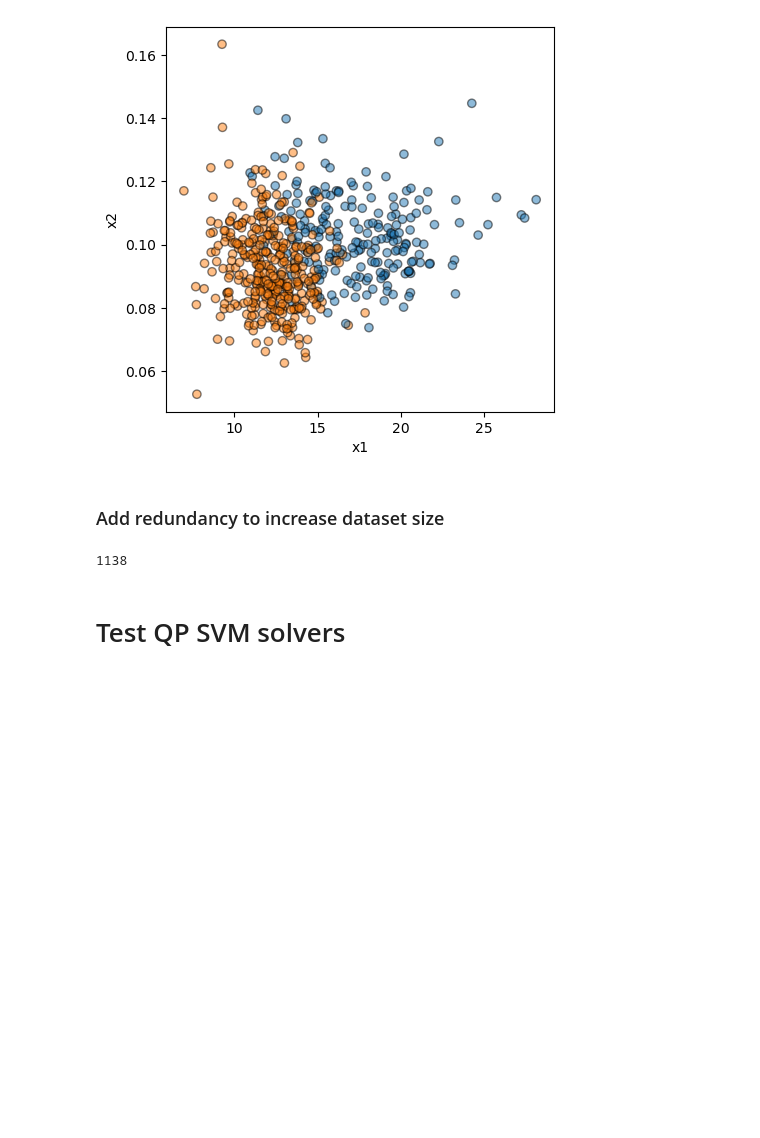
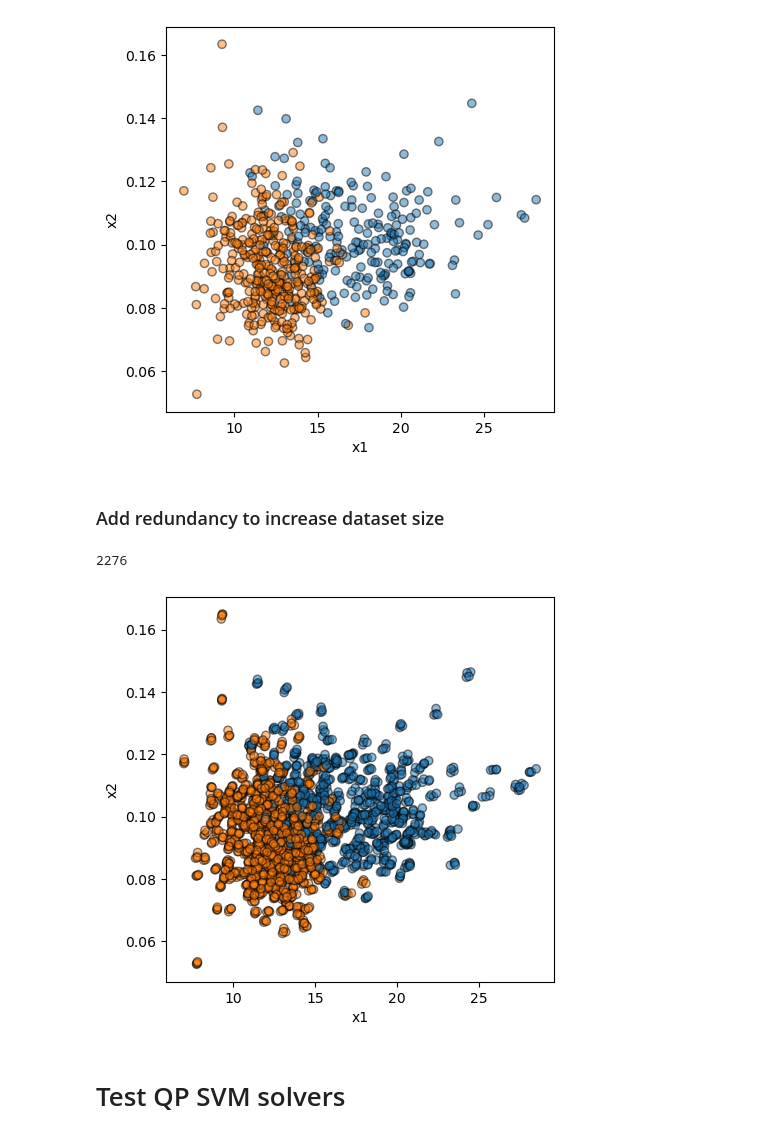
Before and after one commit to patryk-lb/thermo-quad-prog, a Jupyter notebook: timing/time_vs_dim.ipynb, the cells around one changed output. Cells and saved outputs as stored; diff of their text form; code cells hidden in the pictures; blank space fills up the shorter version.

```diff
--- a/timing/time_vs_dim.ipynb
+++ b/timing/time_vs_dim.ipynb
@@ -468,9 +483,19 @@ plt.show()
 # %%
-X = np.concatenate((X, X))
-y = np.concatenate((y, y))
+X = np.concatenate((X1, X2, X3, X4))
+y = np.concatenate((y, y, y, y))
 
 len(X)
 # %% [output]
-1138
+2276
+# %%
+colors = [sns.color_palette()[0], sns.color_palette()[1]]
+
+plt.figure(figsize=(5, 5))
+plt.scatter(X[:, 0], X[:, 1], c=y.ravel(), alpha=0.5, cmap=mpl.colors.ListedColormap(colors), edgecolors="black")
+plt.xlabel('x1')
+plt.ylabel('x2')
+plt.show()
+# %% [output]
+[figure, added]
 # %%
 # Divide dataset into batches
```
Also changed, not shown: parts of 24 cells of this notebook.
